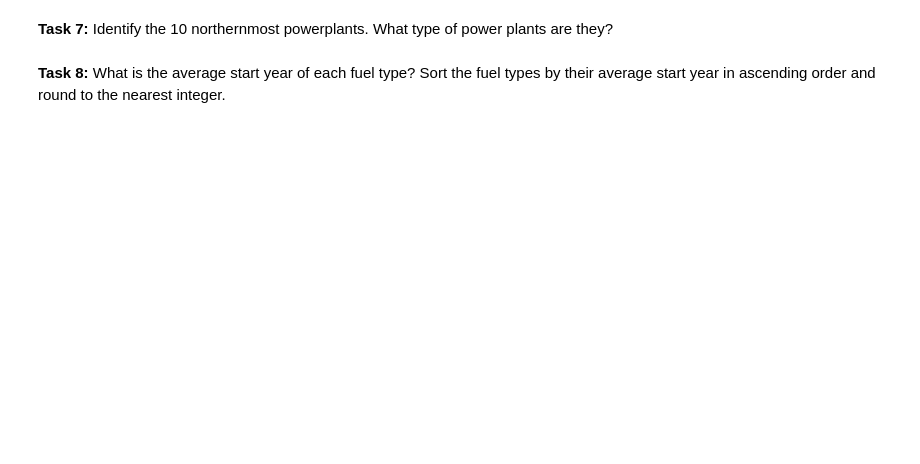
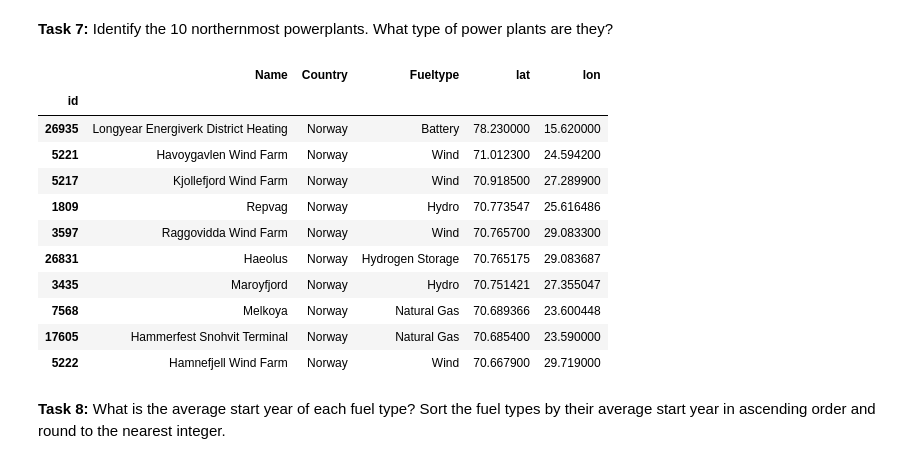
Before and after one commit to ashley-ding/pypsa-lab, a Jupyter notebook: course/03-workshop-pandas.ipynb, the cells around one changed output. Cells and saved outputs as stored; diff of their text form; code cells hidden in the pictures; blank space fills up the shorter version.

```diff
--- a/course/03-workshop-pandas.ipynb
+++ b/course/03-workshop-pandas.ipynb
@@ -412,4 +848,31 @@ Look in the `pandas` documentation for functions that might be useful to solve t
 # %% [markdown]
 **Task 7:** Identify the 10 northernmost powerplants. What type of power plants are they?
+# %%
+i = (df["lat"]
+     # latitude indicates how far north or south a location is
+     # positive latitude = northern hemisphere
+     # negative latitude = southern hemisphere
+     # higher latitude = closer to the north pole
+     .nlargest(10)
+     .index)
+
+northernmost = (df
+                .loc[i, ["Name", "Country", "Fueltype", "lat", "lon"]]
+                )
+
+northernmost
+# %% [output]
+|  | Name | Country | Fueltype | lat | lon |
+| id |  |  |  |  |  |
+| 26935 | Longyear Energiverk District Heating | Norway | Battery | 78.230000 | 15.620000 |
+| 5221 | Havoygavlen Wind Farm | Norway | Wind | 71.012300 | 24.594200 |
+| 5217 | Kjollefjord Wind Farm | Norway | Wind | 70.918500 | 27.289900 |
+| 1809 | Repvag | Norway | Hydro | 70.773547 | 25.616486 |
+| 3597 | Raggovidda Wind Farm | Norway | Wind | 70.765700 | 29.083300 |
+| 26831 | Haeolus | Norway | Hydrogen Storage | 70.765175 | 29.083687 |
+| 3435 | Maroyfjord | Norway | Hydro | 70.751421 | 27.355047 |
+| 7568 | Melkoya | Norway | Natural Gas | 70.689366 | 23.600448 |
+| 17605 | Hammerfest Snohvit Terminal | Norway | Natural Gas | 70.685400 | 23.590000 |
+| 5222 | Hamnefjell Wind Farm | Norway | Wind | 70.667900 | 29.719000 |
 # %% [markdown]
 **Task 8:** What is the average start year of each fuel type? Sort the fuel types by their average start year in ascending order and round to the nearest integer.
```
Also changed, not shown: parts of 69 cells of this notebook, 1 other file.
